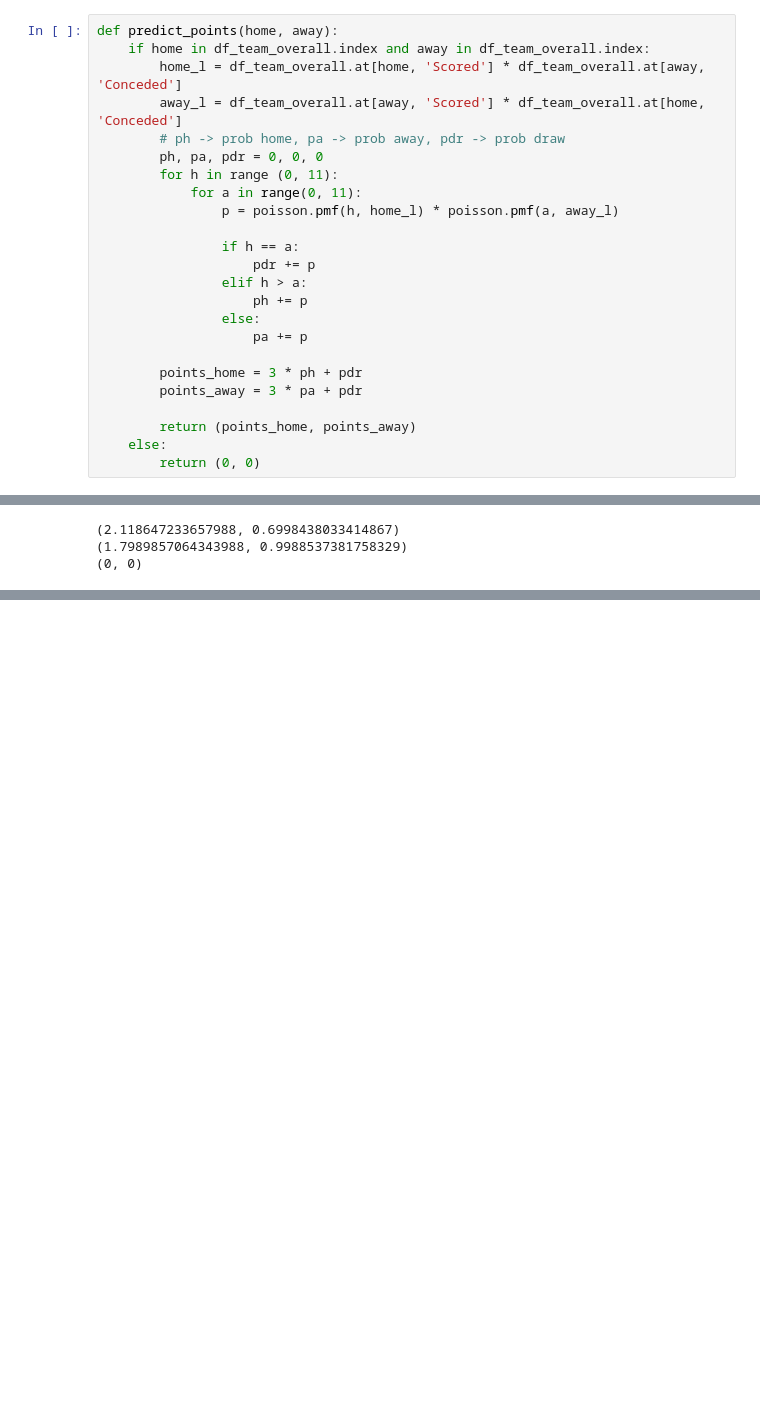
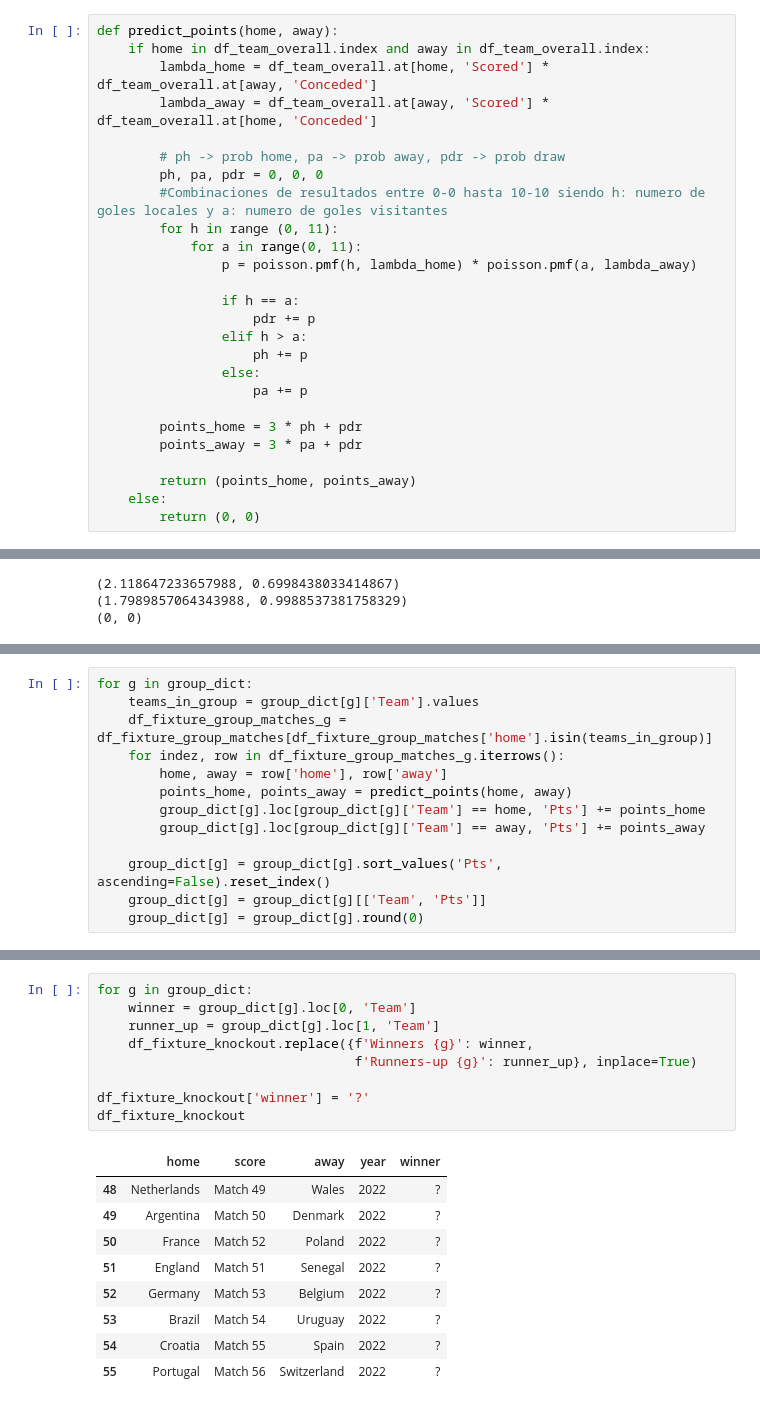
Before and after one commit to alberespi/FIFA22_WorldCup_Prediction, a Jupyter notebook: worldcup_prediction.ipynb, the cells around one changed output, grey strips where cells are left out. Drawn from its saved outputs; the diff is of its cells as text; blank space fills up the shorter version.

Commit message:
Winner prediction

```diff
--- a/worldcup_prediction.ipynb
+++ b/worldcup_prediction.ipynb
@@ -51,13 +53,15 @@ df_team_overall
 # %%
 def predict_points(home, away):
     if home in df_team_overall.index and away in df_team_overall.index:
-        home_l = df_team_overall.at[home, 'Scored'] * df_team_overall.at[away, 'Conceded']
-        away_l = df_team_overall.at[away, 'Scored'] * df_team_overall.at[home, 'Conceded']
+        lambda_home = df_team_overall.at[home, 'Scored'] * df_team_overall.at[away, 'Conceded']
+        lambda_away = df_team_overall.at[away, 'Scored'] * df_team_overall.at[home, 'Conceded']
+
         # ph -> prob home, pa -> prob away, pdr -> prob draw
         ph, pa, pdr = 0, 0, 0
+        #Combinaciones de resultados entre 0-0 hasta 10-10 siendo h: numero de goles locales y a: numero de goles visitantes
         for h in range (0, 11):
             for a in range(0, 11):
-                p = poisson.pmf(h, home_l) * poisson.pmf(a, away_l)
+                p = poisson.pmf(h, lambda_home) * poisson.pmf(a, lambda_away)
 
                 if h == a:
                     pdr += p
@@ -82,0 +117,13 @@ print(predict_points('Qatar (H)', 'Ecuador')) # Qatar vs Team X -> 0 points to b
+# %%
+for g in group_dict:
+    teams_in_group = group_dict[g]['Team'].values
+    df_fixture_group_matches_g = df_fixture_group_matches[df_fixture_group_matches['home'].isin(teams_in_group)]
+    for indez, row in df_fixture_group_matches_g.iterrows():
+        home, away = row['home'], row['away']
+        points_home, points_away = predict_points(home, away)
+        group_dict[g].loc[group_dict[g]['Team'] == home, 'Pts'] += points_home
+        group_dict[g].loc[group_dict[g]['Team'] == away, 'Pts'] += points_away
+
+    group_dict[g] = group_dict[g].sort_values('Pts', ascending=False).reset_index()
+    group_dict[g] = group_dict[g][['Team', 'Pts']]
+    group_dict[g] = group_dict[g].round(0)
@@ -82,0 +208,19 @@ print(predict_points('Qatar (H)', 'Ecuador')) # Qatar vs Team X -> 0 points to b
+# %%
+for g in group_dict:
+    winner = group_dict[g].loc[0, 'Team']
+    runner_up = group_dict[g].loc[1, 'Team']
+    df_fixture_knockout.replace({f'Winners {g}': winner,
+                                 f'Runners-up {g}': runner_up}, inplace=True)
+
+df_fixture_knockout['winner'] = '?'
+df_fixture_knockout
+# %% [output]
+|  | home | score | away | year | winner |
+| 48 | Netherlands | Match 49 | Wales | 2022 | ? |
+| 49 | Argentina | Match 50 | Denmark | 2022 | ? |
+| 50 | France | Match 52 | Poland | 2022 | ? |
+| 51 | England | Match 51 | Senegal | 2022 | ? |
+| 52 | Germany | Match 53 | Belgium | 2022 | ? |
+| 53 | Brazil | Match 54 | Uruguay | 2022 | ? |
+| 54 | Croatia | Match 55 | Spain | 2022 | ? |
+| 55 | Portugal | Match 56 | Switzerland | 2022 | ? |
```
Also changed, not shown: parts of 29 cells of this notebook.
